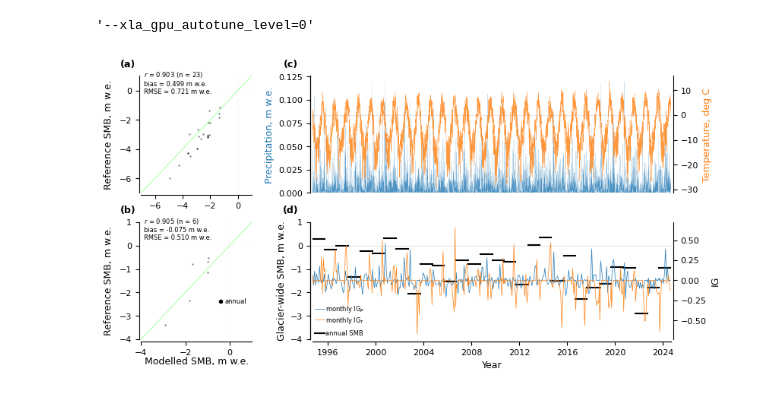
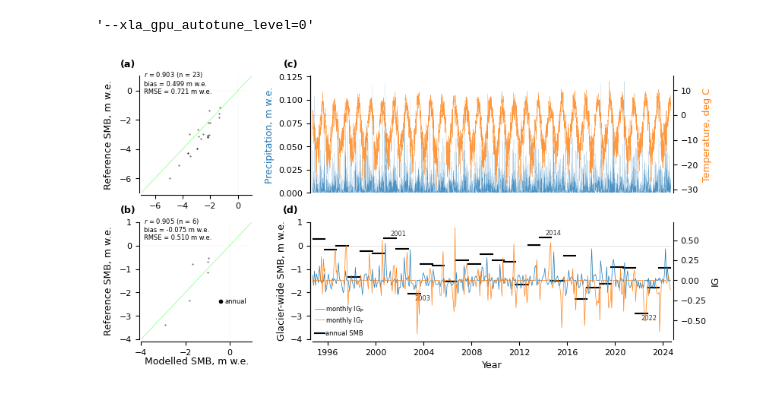
Before and after one commit to konstantin-a-maslov/glaunti, a Jupyter notebook: xai.ipynb, the cells around one changed output. Cells and saved outputs as stored; diff of their text form; code cells hidden in the pictures.

Commit message:
Added label for yr anomalies

```diff
--- a/xai.ipynb
+++ b/xai.ipynb
@@ -229,6 +229,8 @@ import matplotlib_scalebar.scalebar
 import matplotlib.lines
 import scipy
 import json
+# %%
+label_years = [2001, 2003, 2014, 2022]
 # %%
 fig = plt.figure(figsize=(9, 4.5))
 
@@ -303,7 +305,16 @@ smb_ys = np.concatenate([[smb, smb, np.nan] for smb in smb_results])
 ax_smb.plot(smb_xs, smb_ys, color="black", linewidth=1.5, label="annual SMB", zorder=5)
 ax_ig.plot(glacier_ig_p["time"].values, glacier_ig_p, color="C0", linewidth=0.5, label="monthly IG$_P$", zorder=-5)
 ax_ig.plot(glacier_ig_t["time"].values, glacier_ig_t, color="C1", linewidth=0.5, label="monthly IG$_T$", zorder=-5)
-
+for yr_lbl in label_years:
+    yr_idx = yr_lbl - constants.study_period_start_year
+    x = np.mean(np.array(year_bins[yr_idx]).astype(int)).astype(year_bins[yr_idx][0].dtype)
+    y, pad = smb_results[yr_idx], 0.05
+    ax_smb.text(
+        x, y + (pad if y > 0 else -pad),
+        str(yr_lbl),
+        va="bottom" if y > 0 else "top", ha="center",
+        size=6, color="black", alpha=0.8,
+    )
 
 # labels and style
 for ax in [ax_l1, ax_l2]:
@@ -341,31 +352,31 @@ ax_l1.set_ylim(-7, 1)
 ax_l2.set_xlim(-4, 1)
 ax_l2.set_ylim(-4, 1)
 ax_smb.set_ylim(-4, 1)
 for ax in [ax_smb, ax_daily_t, ax_daily_p]:
     ax.set_xlim(time_vals[0], time_vals[-1])
 ax_daily_p.set_ylim(0.0)
 
 for ax in [ax_l1, ax_l2, ax_smb, ax_ig, ax_daily_t, ax_daily_p]:
     ax.tick_params(axis="both", labelsize=8)
 for i_ax, ax in enumerate([ax_l1, ax_l2, ax_daily_p, ax_smb]):
     panel_label = f"({chr(ord('a') + i_ax)})"
     x, y = (-0.12, 1.1) if i_ax in {0, 1} else (-0.060, 1.1)
     ax.text(x, y, panel_label, weight="bold", ha="center", va="center", transform=ax.transAxes, size=9)
 
 legend_handles = [matplotlib.lines.Line2D(
     [], [],
     marker="o",
     color=c,
     linestyle="none",
     markersize=3,
     markerfacecolor=c,
     alpha=1.0,
 ) for c in ["black"]]
 ax_l2.legend(handles=legend_handles, labels=["annual"], handletextpad=0.0, handlelength=1.5, labelspacing=0.2, frameon=False, fontsize=6, loc=(0.65, 0.27))
 ax_smb.legend(loc=(0.0, 0.00), handletextpad=0.2, handlelength=1.5, labelspacing=0.2, frameon=False, fancybox=False, fontsize=6)
 ax_ig.legend(loc=(0.0, 0.10), handletextpad=0.2, handlelength=1.5, labelspacing=0.2, frameon=False, fancybox=False, fontsize=6)
 
 plt.savefig(f"figures/xai.pdf", dpi=300, bbox_inches="tight", pad_inches=0.02)
 plt.show()
 # %% [output]
-[figure, old version]
+[figure, new version]
```
